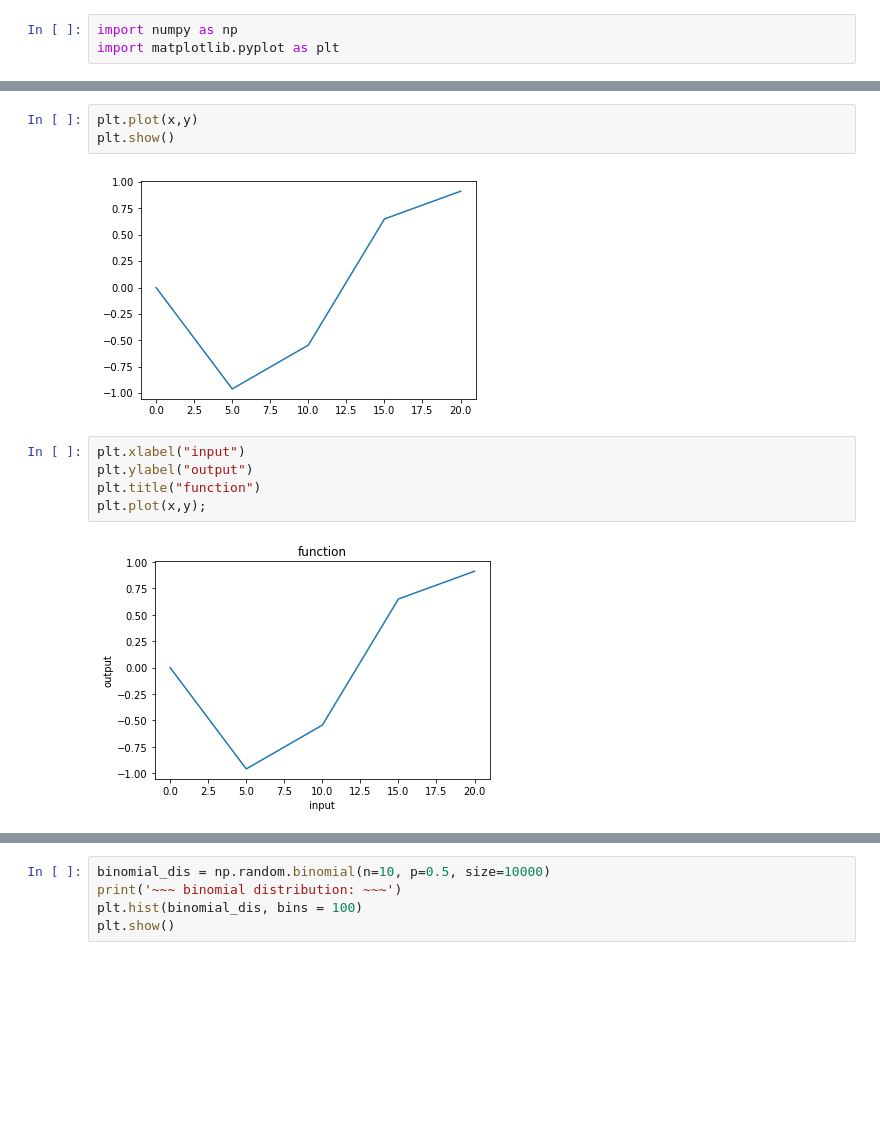
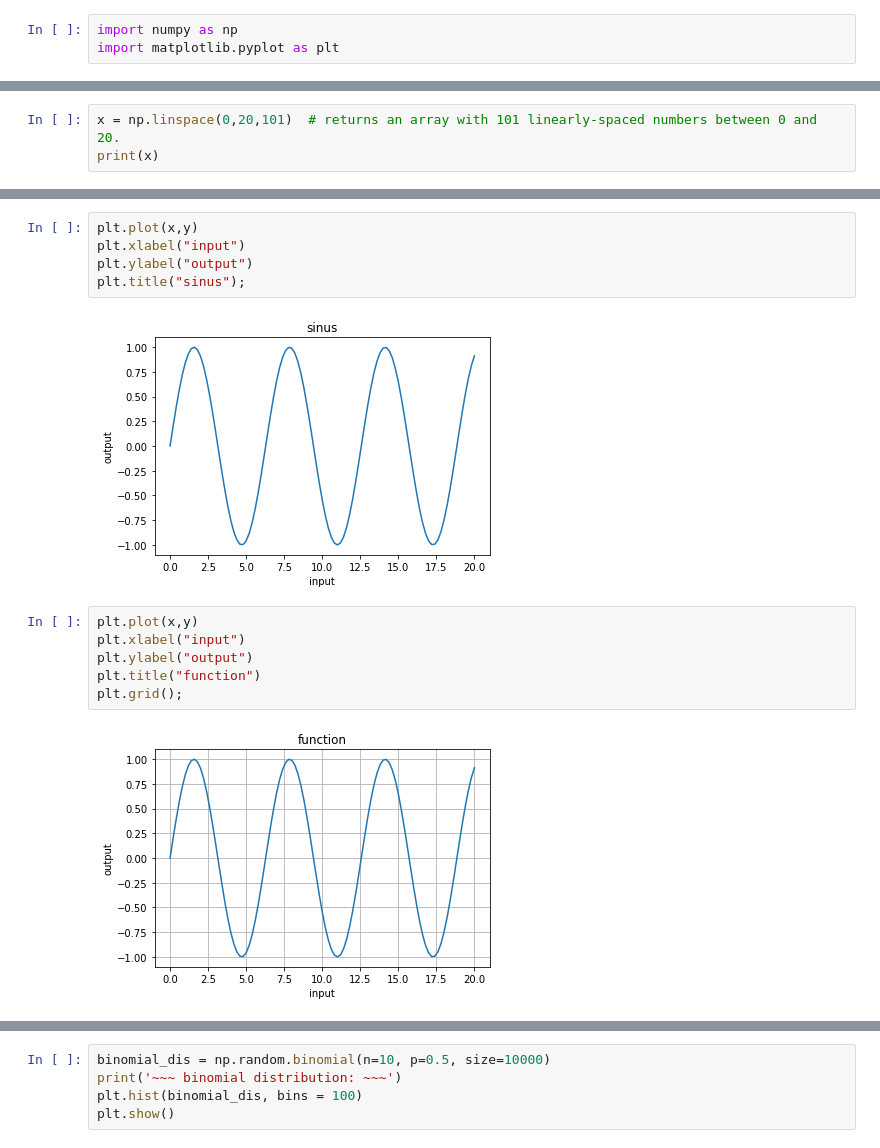
Before and after one commit to erelsgl-at-ariel/research-5782, a Jupyter notebook: 03-NumpyStack/0.code/2.matplotlib.ipynb, the cells around one changed output, grey strips where cells are left out. Saved outputs shown, nothing was run; the diff lists cells and outputs as text; blank space fills up the shorter version.

```diff
--- a/03-NumpyStack/0.code/2.matplotlib.ipynb
+++ b/03-NumpyStack/0.code/2.matplotlib.ipynb
@@ -6,0 +6,3 @@ y= np.sin(x)
+# %%
+x = np.linspace(0,20,101)  # returns an array with 101 linearly-spaced numbers between 0 and 20.
+print(x)
@@ -7,12 +23,15 @@ y= np.sin(x)
 # %%
 plt.plot(x,y)
-plt.show()
+plt.xlabel("input")
+plt.ylabel("output")
+plt.title("sinus");
 # %% [output]
-[figure, old version]
+[figure, new version]
 # %%
+plt.plot(x,y)
 plt.xlabel("input")
 plt.ylabel("output")
 plt.title("function")
-plt.plot(x,y);
+plt.grid();
 # %% [output]
-[figure, old version]
+[figure, new version]
```
Also changed, not shown: parts of 19 cells of this notebook, 4 other files.
